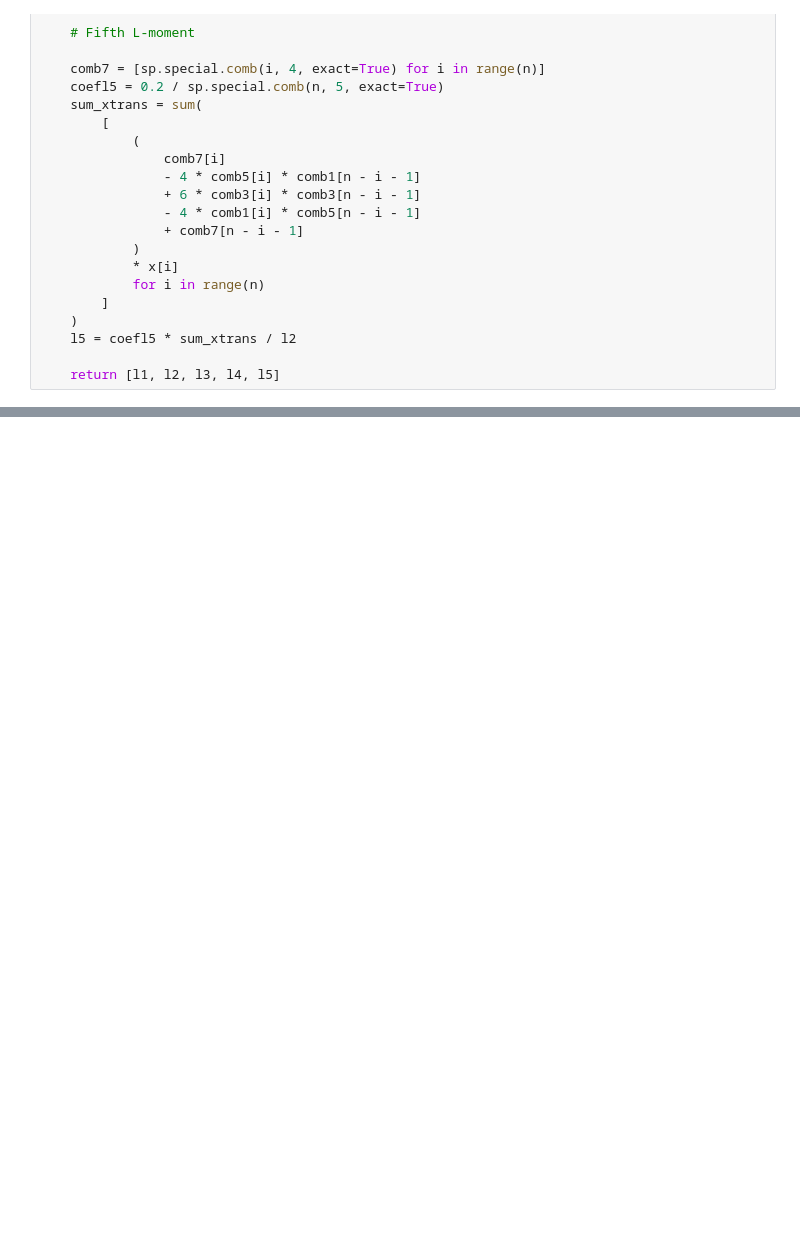
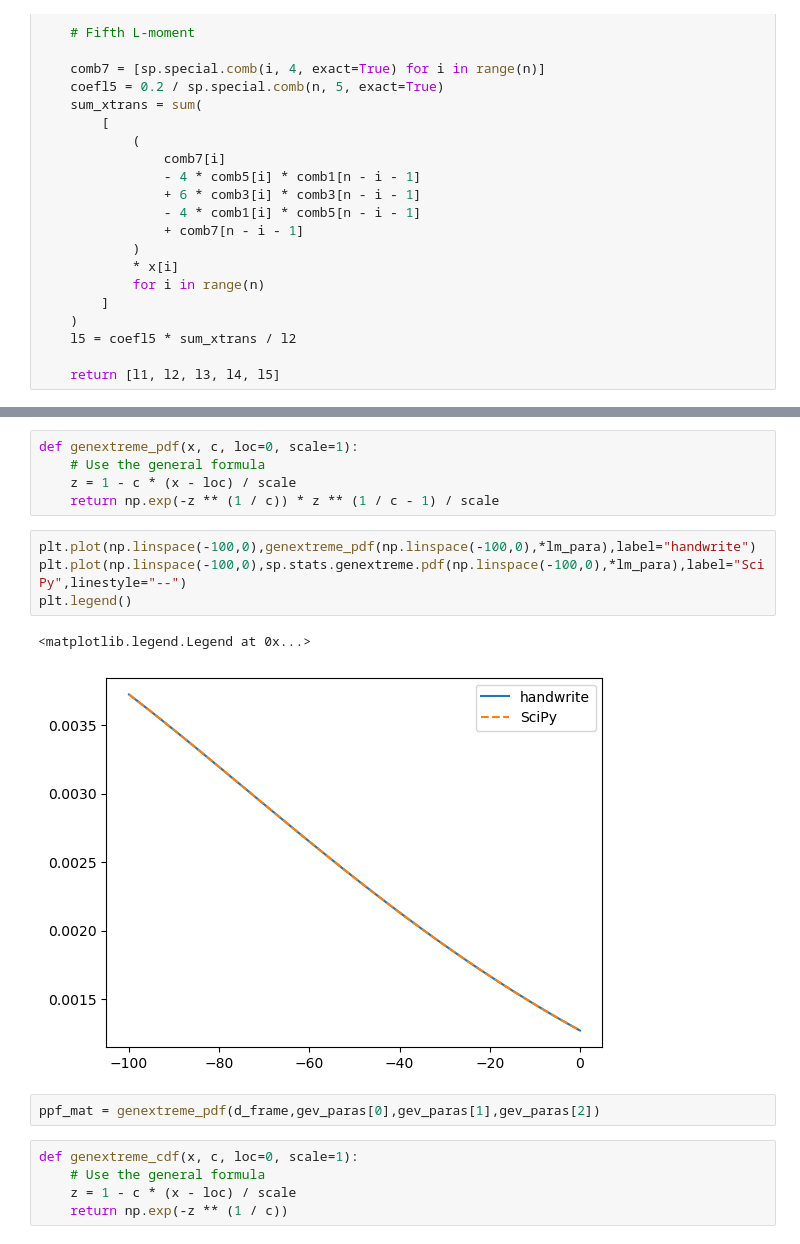
Before and after one commit to zyzh2002/risk_evaluation, a Jupyter notebook: scripts/calc/analyze/aglorithm.ipynb, the cells around one changed output, grey strips where cells are left out. Drawn from its saved outputs; the diff is of its cells as text; blank space fills up the shorter version.

```diff
--- a/scripts/calc/analyze/aglorithm.ipynb
+++ b/scripts/calc/analyze/aglorithm.ipynb
@@ -189,0 +196,19 @@ lm_est = samlmusmall(d_frame,3)
+# %%
+def genextreme_pdf(x, c, loc=0, scale=1):
+    # Use the general formula
+    z = 1 - c * (x - loc) / scale
+    return np.exp(-z ** (1 / c)) * z ** (1 / c - 1) / scale
+# %%
+plt.plot(np.linspace(-100,0),genextreme_pdf(np.linspace(-100,0),*lm_para),label="handwrite")
+plt.plot(np.linspace(-100,0),sp.stats.genextreme.pdf(np.linspace(-100,0),*lm_para),label="SciPy",linestyle="--")
+plt.legend()
+# %% [output]
+<matplotlib.legend.Legend at 0x...>
+[figure, added]
+# %%
+ppf_mat = genextreme_pdf(d_frame,gev_paras[0],gev_paras[1],gev_paras[2])
+# %%
+def genextreme_cdf(x, c, loc=0, scale=1):
+    # Use the general formula
+    z = 1 - c * (x - loc) / scale
+    return np.exp(-z ** (1 / c))
```
Also changed, not shown: parts of 12 cells of this notebook, 2 other files.
